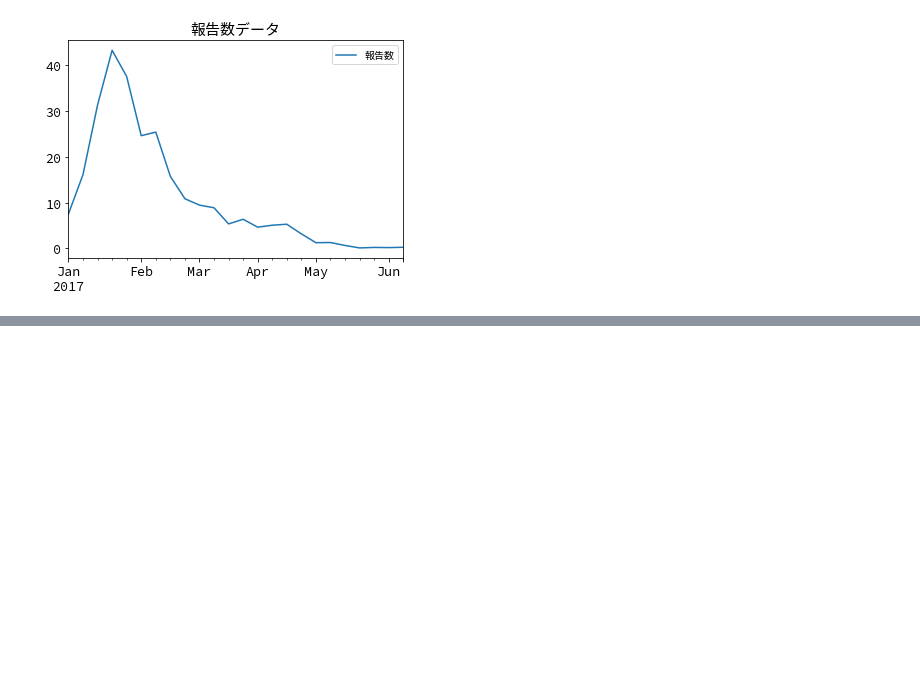
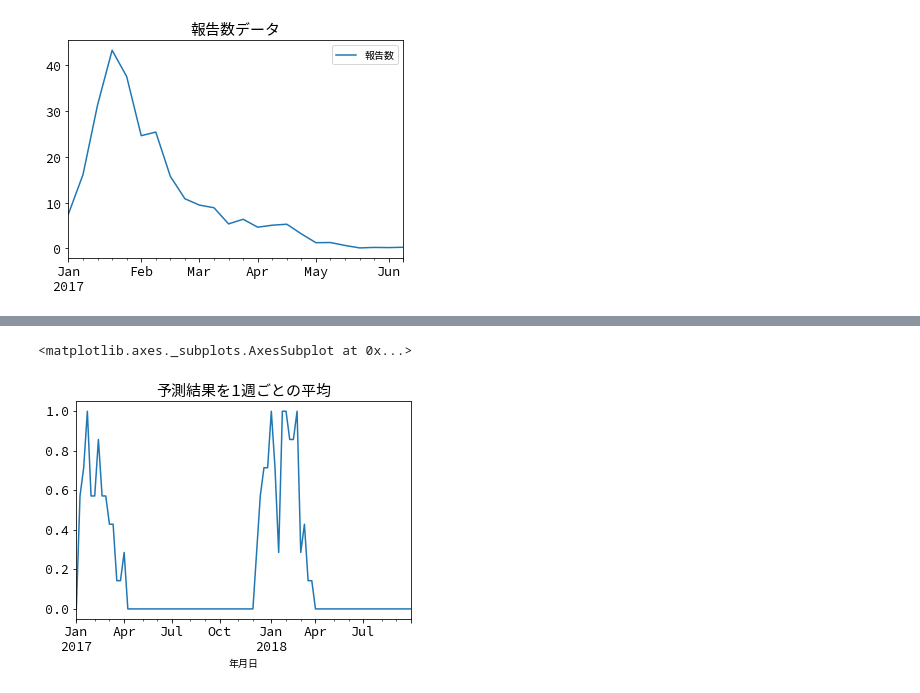
Before and after one commit to terapyon/python-machinelearning-tutorial, a Jupyter notebook: 5-prediction.ipynb, the cells around one changed output, grey strips where cells are left out. Saved outputs shown, nothing was run; the diff lists cells and outputs as text; code cells hidden in the pictures; blank space fills up the shorter version.

```diff
--- a/5-prediction.ipynb
+++ b/5-prediction.ipynb
@@ -218,0 +271,5 @@ df_2017.plot(title="報告数データ")
+# %%
+df_pred2018_mean.plot(title="予測結果を1週ごとの平均")
+# %% [output]
+<matplotlib.axes._subplots.AxesSubplot at 0x...>
+[figure, added]
```
Also changed, not shown: parts of 9 cells of this notebook.
